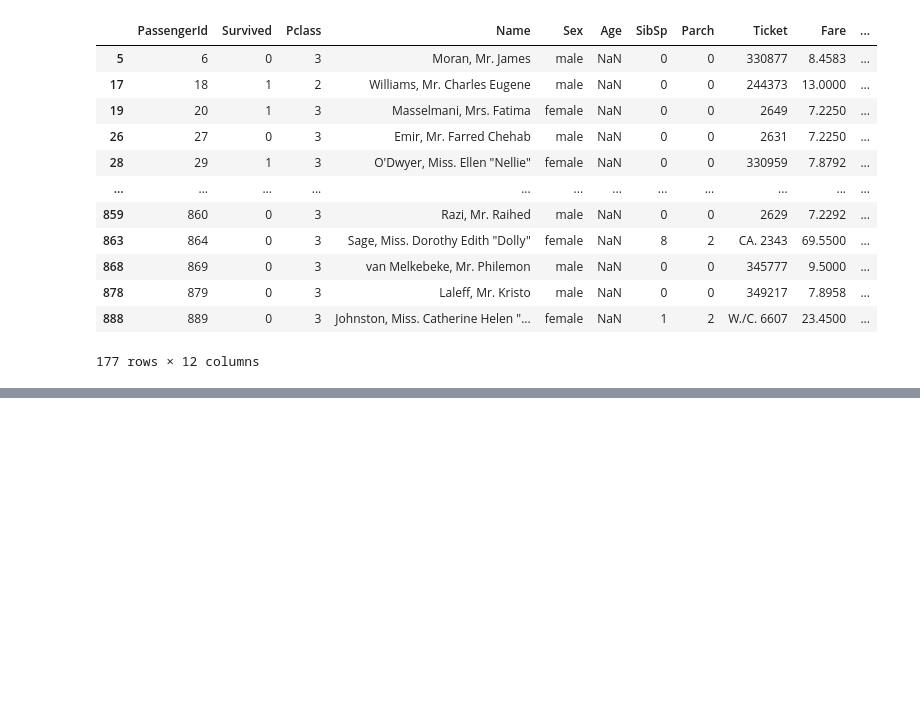
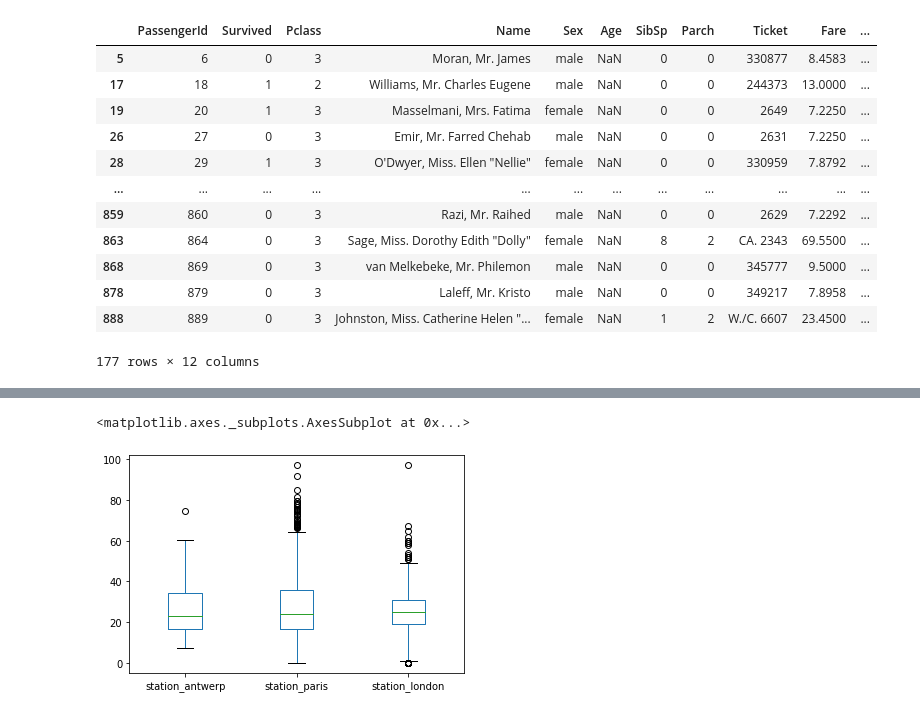
Before and after one commit to Ethic41/kaggle, a Jupyter notebook: pandas_primer/intro.ipynb, the cells around one changed output, grey strips where cells are left out. Drawn from its saved outputs; the diff is of its cells as text; code cells hidden in the pictures; blank space fills up the shorter version.

```diff
--- a/pandas_primer/intro.ipynb
+++ b/pandas_primer/intro.ipynb
@@ -358,0 +411,5 @@ Name: Name, Length: 217, dtype: object
+# %%
+air_quality.plot.box()
+# %% [output]
+<matplotlib.axes._subplots.AxesSubplot at 0x...>
+[figure, added]
```
Also changed, not shown: parts of 11 cells of this notebook, 3 other files.
